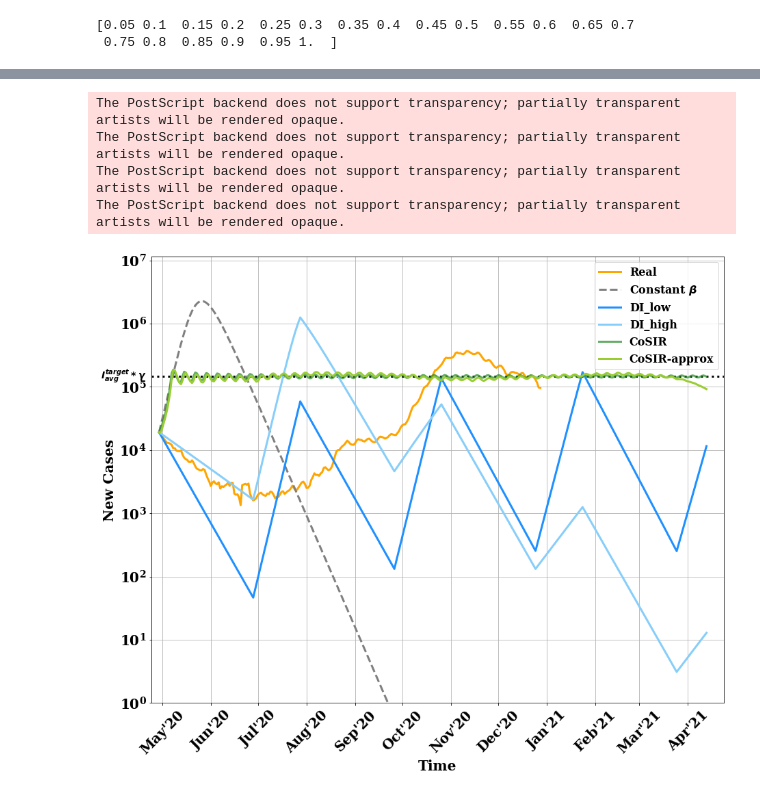
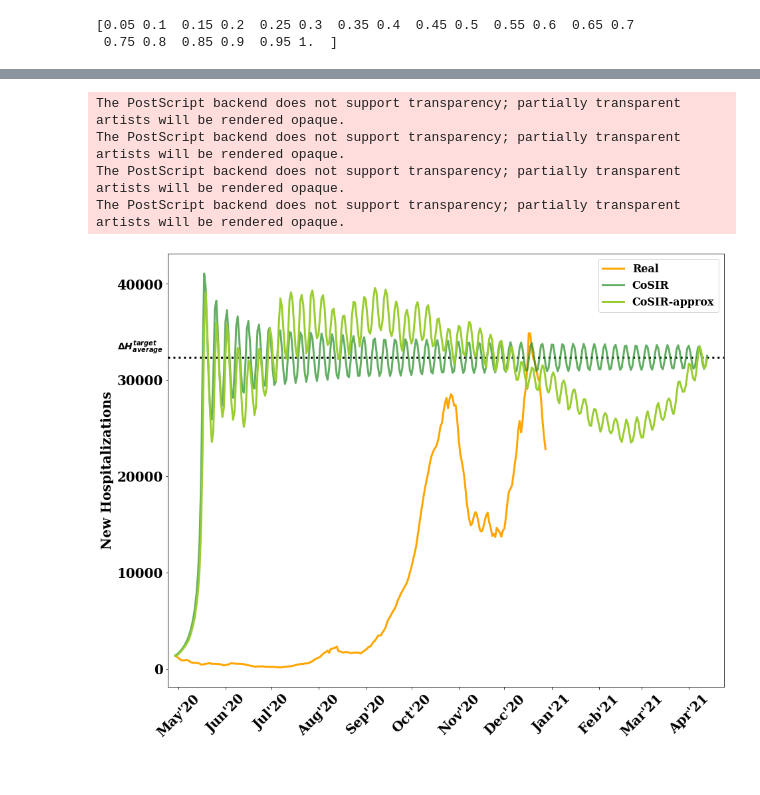
Before and after one commit to dsindiavscovid/CoSIR, a Jupyter notebook: baselines.ipynb, the cells around one changed output, grey strips where cells are left out. Drawn from its saved outputs; the diff is of its cells as text; code cells hidden in the pictures.

Commit message:
final params and minor graph changes

```diff
--- a/baselines.ipynb
+++ b/baselines.ipynb
@@ -5,6 +5,7 @@ import numpy as np
 
 from scipy.integrate import odeint
 import matplotlib.pyplot as plt
+plt.style.use('./presentation.mplstyle')
 import matplotlib.transforms as transforms
 import pandas as pd
 from datetime import datetime, timedelta
@@ -17,9 +18,10 @@ def getMetaData(region = "India"):
     underreporting_factor = {"India": 25.28686435, "Netherlands": 2.8345572, "Mexico": 43.12753953, "Mumbai": 18.86570445}
     bedsPerCapita = {"India": 0.53/1000, "Netherlands": 3.32/1000, "Mexico": 1.38/1000, "Mumbai": 0.53/1000}
     hospToReported = {"India": 0.5, "Netherlands": 0.2, "Mexico": 0.9, "Mumbai": 0.5}
-    regionType = {"India": "country", "Netherlands": "country", "Mexico": "country", "Mumbai": "district", "Italy":"country"}
+    h = {"India": 1./50, "Netherlands": 1./15, "Mexico": 1./50, "Mumbai": 1./50}
+    regionType = {"India": "country", "Netherlands": "country", "Mexico": "country", "Mumbai": "district"}
     return {"region": region, "population": popDict[region], "underreporting_factor": underreporting_factor[region],
-           "bedsPerCapita": bedsPerCapita[region], "hospToReported": hospToReported[region], "region_type": regionType[region]}
+           "bedsPerCapita": bedsPerCapita[region], "hospToReported": hospToReported[region], "region_type": regionType[region], "h":h[region]}
 # %%
 def moving_average(x, window):
     l = len(x)
@@ -27,7 +29,7 @@ def moving_average(x, window):
     x1 = [np.mean(x[max(0, i-w):min(l, i+w+1)]) for i in range(l)]
     return np.array(x1)
 # %%
-meta = getMetaData("Italy")
+meta = getMetaData("Netherlands")
 
 
 if(meta['region_type'] == 'country'):
@@ -102,16 +104,18 @@ N = meta['population']
 p = meta['bedsPerCapita']
 underreporting_factor = meta['underreporting_factor']
 reporting_percentage = 1/underreporting_factor
-h = meta['hospToReported']
+h = meta['h']
 
 d = 20 #H bucket duratioon
 gamma = 1/5.
 
 
-Istar = 0.76*N*p/(h*reporting_percentage*gamma*d)
+Istar = 0.76*N*p/(h*gamma*d)
+deltaHstar = Istar*h*gamma
+
 print(Istar)
 print("Istar = N/{}".format(str(N/Istar)))
-R0 = 0
+R0 = Rec_real[0]
 r = 4.2
 e = r/Istar
 
@@ -126,4 +130,5 @@ delta_t = 0.001
 tsteps = 350
 t = np.linspace(0, tsteps-1, tsteps)
 eta = 1
+print("r:{}, e:{}, beta0:{}, Istar:{}, S0:{}, I0:{}, R0:{}".format(r, e, beta0,  Istar, S0, I0, R0))
 # %% [output]
@@ -234,37 +278,37 @@ S_approx, I_approx, R_approx = solve_discrete_sir((S0, I0, R0), beta_approx, gam
 # %%
 fig, ax = plt.subplots(figsize=(15,12))
-plt.yscale('log')
-plt.ylim(top=np.max(I_cons)*1.01, bottom=1)
+# plt.yscale('log')
+# plt.ylim(top=np.max(I_cons)*1.01, bottom=1)
 plt.xlim(-5, tsteps+10)
 plt.tick_params(axis='y', which='minor', left=False, right=False)
 
 
 plt.hlines(y=Istar*gamma, xmin=-5, xmax=tsteps+10, linestyles='dotted')
 # plt.axvline(x=len(deltaI_real), ls=':', color='black')
 
 trans = transforms.blended_transform_factory(ax.get_yticklabels()[0].get_transform(), ax.transData)
-ax.text(0, Istar*gamma+1000, r'$I^{target}_{avg}*\gamma$', color="black", transform=trans, ha="right", va="center", fontsize=14)
+ax.text(0, Istar*gamma+1000, r'$\Delta H^{target}_{average}$', color="black", transform=trans, ha="right", va="center", fontsize=14)
 
 trans = transforms.blended_transform_factory(ax.get_xticklabels()[0].get_transform(), ax.transData)
 
 ax.plot(range(len(deltaI_real)), deltaI_real_c, '-', label='Real', color='orange')
 
-ax.plot(t, I_cons*gamma, label=r'Constant $\beta$', ls='--', color='grey')
+# ax.plot(t, I_cons*gamma, label=r'Constant $\beta$', ls='--', color='grey')
 
-ax.plot(t, I_dI_l*gamma, label='DI_low', color='dodgerblue')
-ax.plot(t, I_dI_h*gamma, label='DI_high', color='lightskyblue')
+# ax.plot(t, I_dI_l*gamma, label='DI_low', color='dodgerblue')
+# ax.plot(t, I_dI_h*gamma, label='DI_high', color='lightskyblue')
 
 ax.plot(t, I_ideal*gamma, '-', alpha=0.7, label='CoSIR', color='forestgreen')
 ax.plot(t, I_approx*gamma, '-', label='CoSIR-approx', color='yellowgreen')
-plt.grid()
+# plt.grid()
 plt.legend()
 plt.xticks(xticks_idx, xticks, rotation = 45)
-plt.ylabel("New Cases", fontweight='bold')
-plt.xlabel("Time", fontweight='bold')
-plt.savefig('./graphs/{}_deltaIcasecounts.eps'.format(meta['region']), format = 'eps')
+plt.ylabel("New Hospitalizations", fontweight='bold')
+# plt.xlabel("Time", fontweight='bold')
+plt.savefig('./graphs/{}_deltaIcasecounts_linear.eps'.format(meta['region']), format='eps')
 # %% [output]
 The PostScript backend does not support transparency; partially transparent artists will be rendered opaque.
 The PostScript backend does not support transparency; partially transparent artists will be rendered opaque.
 The PostScript backend does not support transparency; partially transparent artists will be rendered opaque.
 The PostScript backend does not support transparency; partially transparent artists will be rendered opaque.
-[figure, old version]
+[figure, new version]
```
Also changed, not shown: parts of 9 cells of this notebook, 20 other files.
